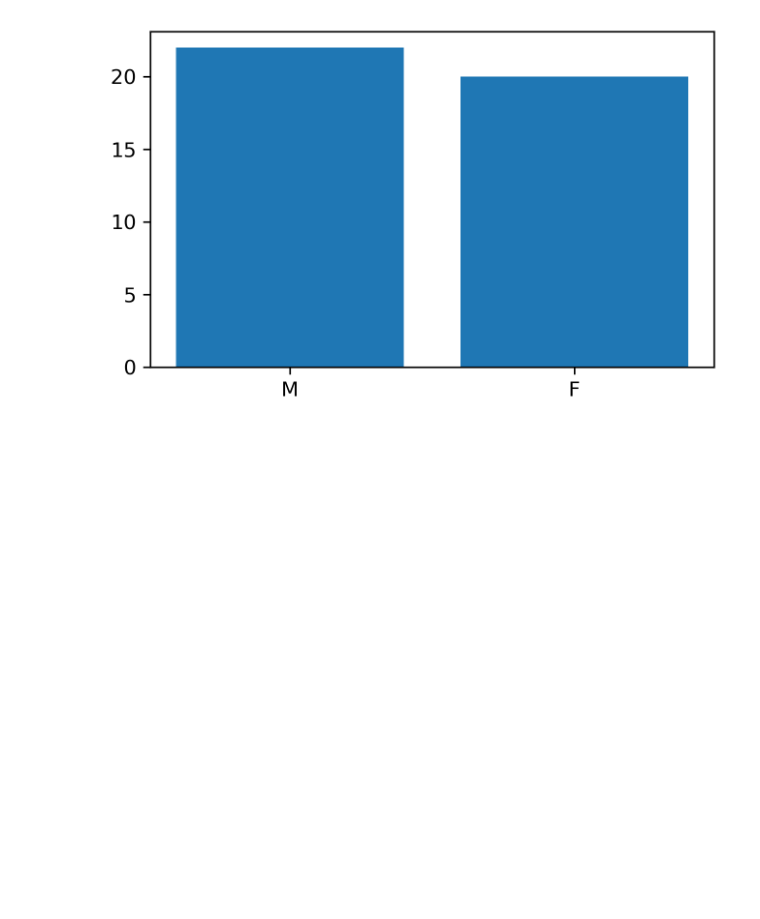
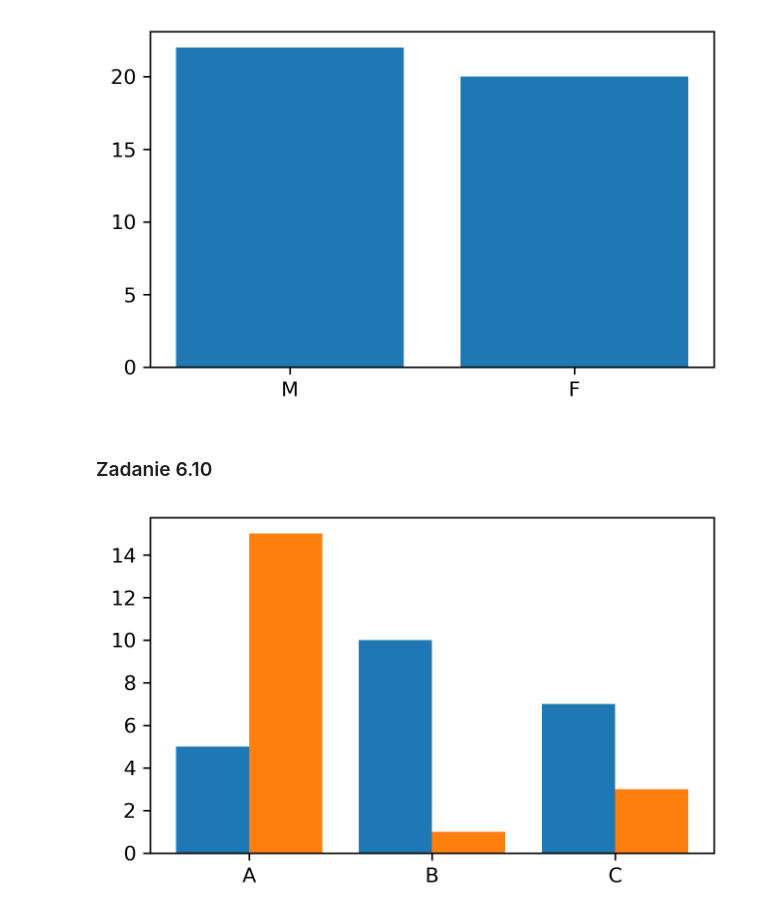
Before and after one commit to kplawik/MetodyWizualizacjiDanych, a Jupyter notebook: zadania_6.ipynb, the cells around one changed output. Drawn from its saved outputs; the diff is of its cells as text; code cells hidden in the pictures; blank space fills up the shorter version.

```diff
--- a/zadania_6.ipynb
+++ b/zadania_6.ipynb
@@ -213,3 +213,26 @@ plt.bar(dataset3.index, dataset3['max_age'])
 plt.show()
 # %% [output]
 [figure]
+# %% [markdown]
+### Zadanie 6.10
+# %%
+#1
+plt.figure(figsize=(5, 3), dpi=300, num=7)
+#3
+labels = ['A', 'B', 'C']
+#4
+x = np.arange(len(labels))
+width = 0.4
+#5
+plt.bar(x-width/2, [5, 10, 7], width=width)
+plt.bar(x+width/2, [15, 1, 3], width=width)
+#6
+ax = plt.gca()
+ax.set_xticks(x)
+ax.set_xticklabels(labels)
+#4
+plt.show()
+#2
+plt.close(7)
+# %% [output]
+[figure, added]
```
Also changed, not shown: parts of 4 cells of this notebook.
